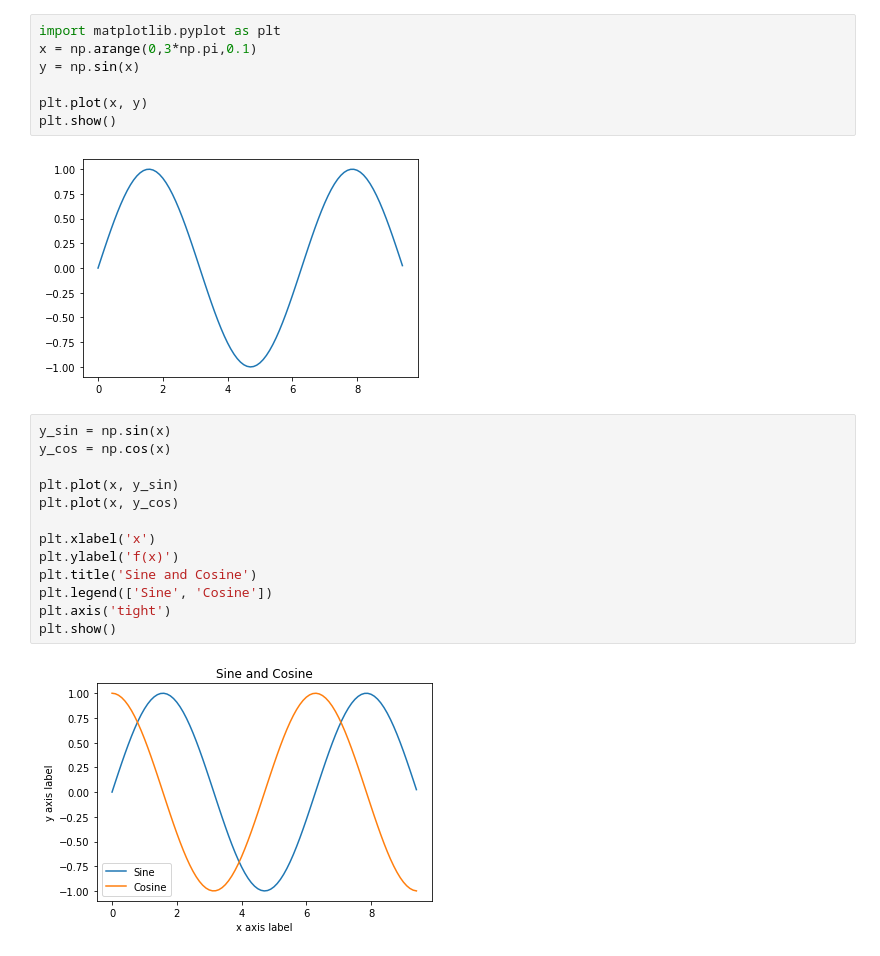
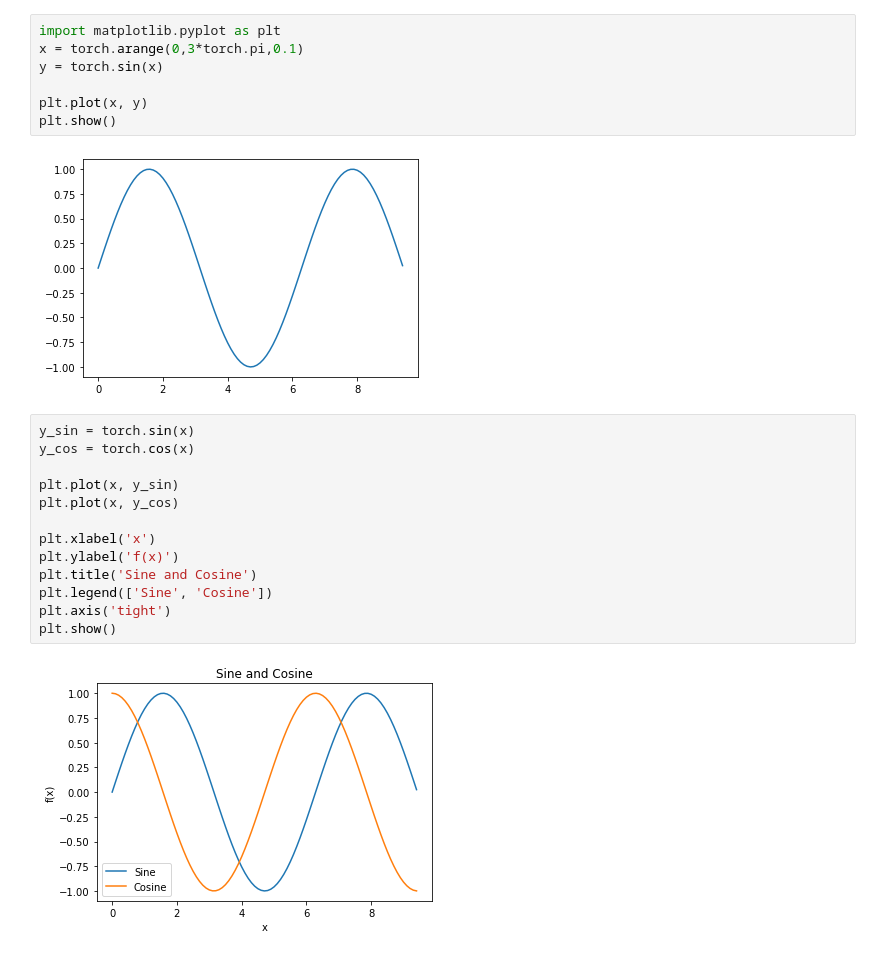
Before and after one commit to GuGroup/NNTutorial-2023-05-01-Summer-camp, a Jupyter notebook: PythonTutorial/PythonTutorial.ipynb, the cells around one changed output. Drawn from its saved outputs; the diff is of its cells as text.

```diff
--- a/PythonTutorial/PythonTutorial.ipynb
+++ b/PythonTutorial/PythonTutorial.ipynb
@@ -551,25 +357,25 @@ You can plot basics using Matplotlib.
 # %%
 import matplotlib.pyplot as plt
-x = np.arange(0,3*np.pi,0.1)
-y = np.sin(x)
+x = torch.arange(0,3*torch.pi,0.1)
+y = torch.sin(x)
 
 plt.plot(x, y)
 plt.show()
 # %% [output]
 [figure]
 # %%
-y_sin = np.sin(x)
-y_cos = np.cos(x)
+y_sin = torch.sin(x)
+y_cos = torch.cos(x)
 
 plt.plot(x, y_sin)
 plt.plot(x, y_cos)
 
 plt.xlabel('x')
 plt.ylabel('f(x)')
 plt.title('Sine and Cosine')
 plt.legend(['Sine', 'Cosine'])
 plt.axis('tight')
 plt.show()
 # %% [output]
-[figure, old version]
+[figure, new version]
 # %%
```
Also changed, not shown: parts of 68 cells of this notebook, 1 other file.
